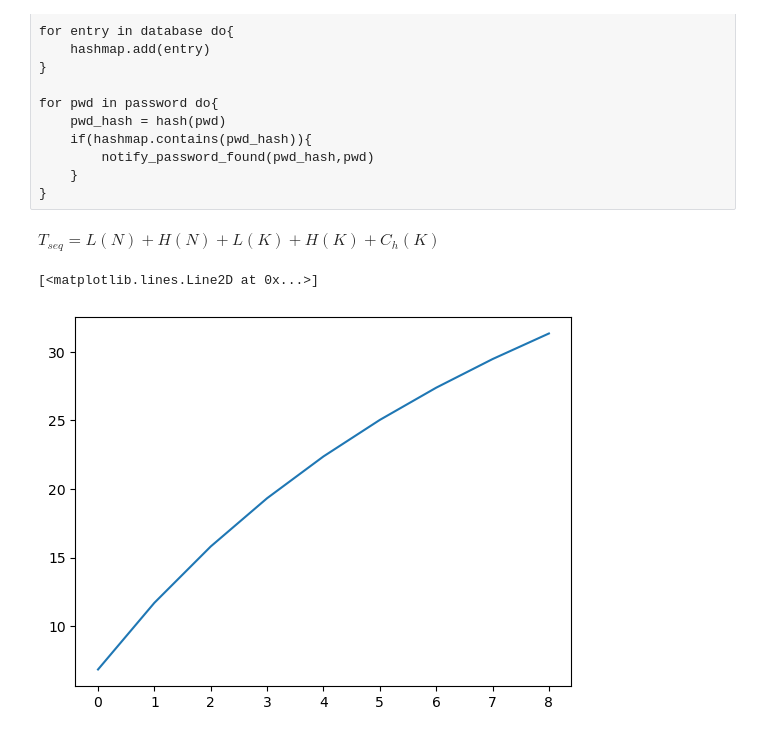
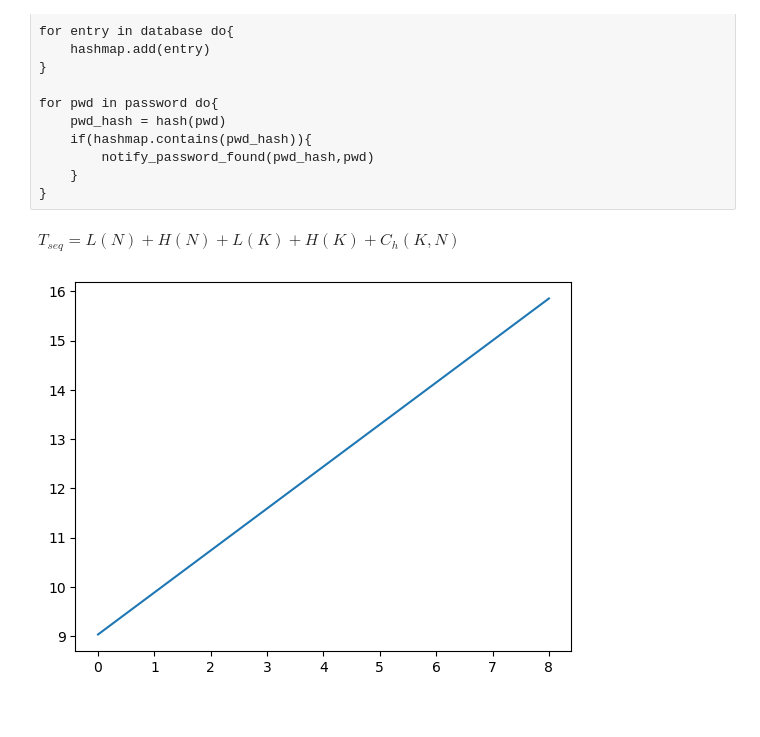
Before and after one commit to PrimeMinisterOfGreed/DistributedCrack, a Jupyter notebook: doc/proposal/simulations.ipynb, the cells around one changed output. Saved outputs shown, nothing was run; the diff lists cells and outputs as text; code cells hidden in the pictures.

```diff
--- a/doc/proposal/simulations.ipynb
+++ b/doc/proposal/simulations.ipynb
@@ -88,7 +88,7 @@ class Simulation:
     def H(self,x):
         return self.p.mean_hash_time * x
     def C(self,x,y):
-        return ((x*y)*self.p.hash_size)/self.p.cpu_speed
+        return ((x*y)*self.p.hash_size)/(self.p.cpu_speed)
 
     pass
 
@@ -99,11 +99,11 @@ sha256_sim_param = SimulationParameters(
     database_size=1,
     passwords_size=10000,
     mean_password_chars=16,
-    mean_hash_time=2.7*10**-6, # seconds
+    mean_hash_time=0.81*10**-3, # seconds
     network_velocity=2.5*10**9,  # GB/s
     disk_velocity=700*10**6,       # MB/s
-    cpu_speed=1.8*10**9,            # GHz
-    hash_size=32                   # bytes
+    cpu_speed=2.3*10**9,            # GHz
+    hash_size=32  ,                 # bytes
 )
 # %% [raw]
 database = load_database()
@@ -353,29 +357,49 @@ for pwd in password do{
     }
 }
 # %% [markdown]
-$T_{seq}= L(N)+H(N)+L(K)+H(K)+C_h(K)$
+$T_{seq}= L(N)+H(N)+L(K)+H(K)+C_h(K,N)$
 # %%
+
+
+
+
 class DHTSequentialSimulation(Simulation):
-    def Ch(self, k: int)-> float:
-        return k/self.p.cpu_speed
+    def __init__(self, params: SimulationParameters, hashmap_size=10**6):
+        super().__init__(params)
+        self.hashmap_size = hashmap_size
+        pass
+    @staticmethod
+    def p_collision(keys,size):
+        prob = 1 - math.exp(- (keys*(keys-1)) / (2*size))
+        return prob
+
+    @staticmethod
+    def expected_collision(keys,size):
+        coll = keys-size+size*((size-1)/size)**keys
+        return coll if coll > 1 else 1
+
+    def Ch(self, k: int, alloc_size: int)-> float:
+        return ((k*self.expected_collision(self.p.database_size,alloc_size)))/(self.p.cpu_speed/8)
     def t_seq_comm(self) -> float:
         return self.L(self.p.database_size*self.p.hash_size) + self.L(self.p.passwords_size*self.p.mean_password_chars)
 
+    def I(self, x):
+        return x* 8* 10**-6 #microseconds
+
     def t_seq_comp(self) -> float:
-        return self.H(self.p.passwords_size) + self.Ch(self.p.passwords_size) + self.H(self.p.database_size)
+        return self.H(self.p.passwords_size) + self.Ch(self.p.passwords_size,self.hashmap_size) + self.H(self.p.database_size) + self.I(self.p.passwords_size) + self.I(self.p.database_size)
 
     def t_seq(self) -> float:
         return self.t_seq_comm() + self.t_seq_comp()
     def t_comm(self) -> float:
         return self.t_seq_comm()
     def t_comp(self) -> float:
         return self.t_seq_comp()
     pass
 
-
-res = DHTSequentialSimulation(sha256_sim_param).execute([x for x in range(1,100)],[1000*i for i in range(1,100)])
+res = DHTSequentialSimulation(sha256_sim_param,10**1).execute([x for x in range(1,100)],[1000*i for i in range(1,100)])
 seq = SequentialSimulation(sha256_sim_param).execute([x for x in range(1,100)],[1000*i for i in range(1,100)])
-plt.plot([x for x in range(9)], [seq[x,10].total_time/res[x,10].total_time for x in range(9)], label='time')
+plt.plot([x for x in range(9)], [res[x,10].total_time for x in range(9)], label='time')
+plt.show()
 # %% [output]
-[<matplotlib.lines.Line2D at 0x...>]
-[figure, old version]
+[figure, new version]
```
Also changed, not shown: parts of 13 cells of this notebook, 10 other files.
